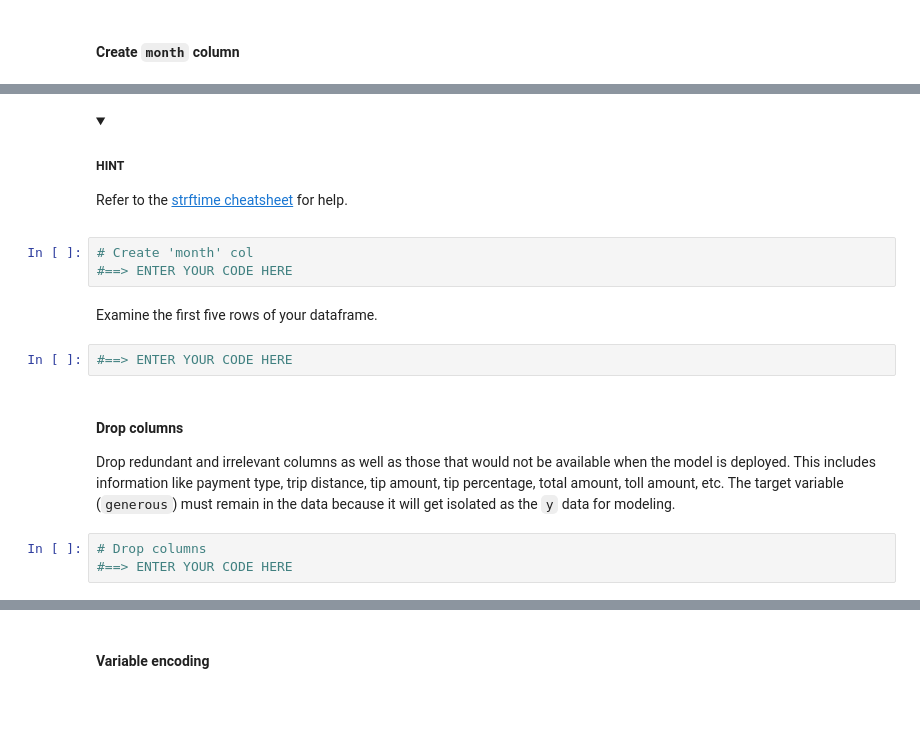
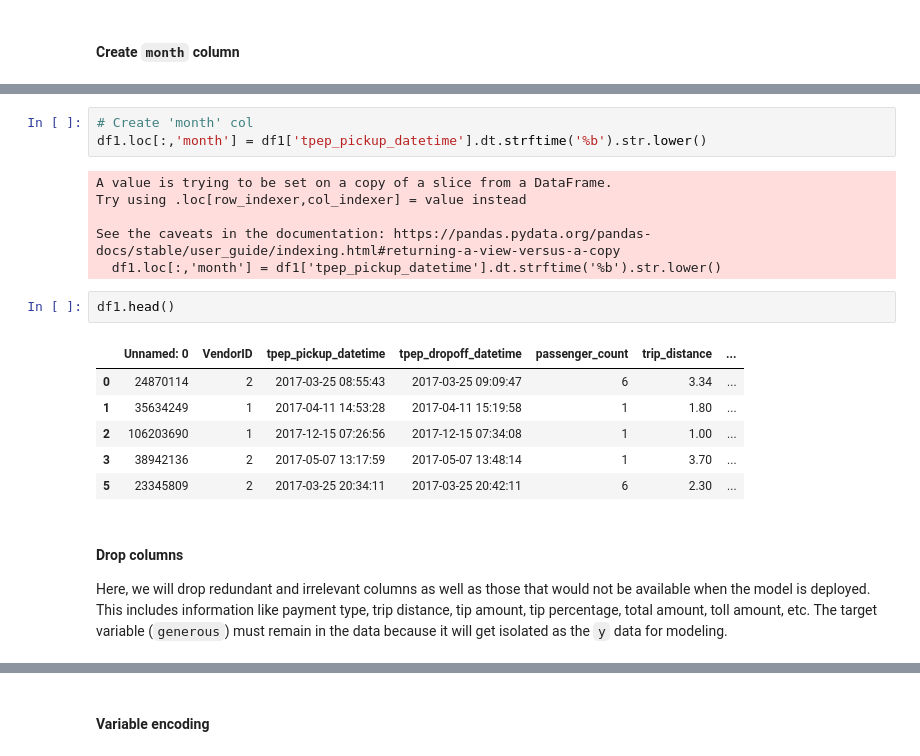
Before and after one commit to dparedesh/AB-testing, a Jupyter notebook: machine-learning/automatidata_machine-learning.ipynb, the cells around one changed output, grey strips where cells are left out. Saved outputs shown, nothing was run; the diff lists cells and outputs as text; folded sections open; blank space fills up the shorter version.

```diff
--- a/machine-learning/automatidata_machine-learning.ipynb
+++ b/machine-learning/automatidata_machine-learning.ipynb
@@ -286,20 +319,22 @@ Now, create a `month` column that contains only the abbreviated name of the mont
-# %% [markdown]
-<details>
-  <summary><h5>HINT</h5></summary>
-
-Refer to the [strftime cheatsheet](https://strftime.org/) for help.
-</details>
-# %%
-# Create 'month' col
-#==> ENTER YOUR CODE HERE
-# %% [markdown]
-Examine the first five rows of your dataframe.
-# %%
-#==> ENTER YOUR CODE HERE
+# %%
+# Create 'month' col
+df1.loc[:,'month'] = df1['tpep_pickup_datetime'].dt.strftime('%b').str.lower()
+# %% [output]
+A value is trying to be set on a copy of a slice from a DataFrame.
+Try using .loc[row_indexer,col_indexer] = value instead
+
+See the caveats in the documentation: https://pandas.pydata.org/pandas-docs/stable/user_guide/indexing.html#returning-a-view-versus-a-copy
+  df1.loc[:,'month'] = df1['tpep_pickup_datetime'].dt.strftime('%b').str.lower()
+# %%
+df1.head()
+# %% [output]
+|  | Unnamed: 0 | VendorID | tpep_pickup_datetime | tpep_dropoff_datetime | passenger_count | trip_distance | ... |
+| 0 | 24870114 | 2 | 2017-03-25 08:55:43 | 2017-03-25 09:09:47 | 6 | 3.34 | ... |
+| 1 | 35634249 | 1 | 2017-04-11 14:53:28 | 2017-04-11 15:19:58 | 1 | 1.80 | ... |
+| 2 | 106203690 | 1 | 2017-12-15 07:26:56 | 2017-12-15 07:34:08 | 1 | 1.00 | ... |
+| 3 | 38942136 | 2 | 2017-05-07 13:17:59 | 2017-05-07 13:48:14 | 1 | 3.70 | ... |
+| 5 | 23345809 | 2 | 2017-03-25 20:34:11 | 2017-03-25 20:42:11 | 6 | 2.30 | ... |
 # %% [markdown]
 #### Drop columns
 
-Drop redundant and irrelevant columns as well as those that would not be available when the model is deployed. This includes information like payment type, trip distance, tip amount, tip percentage, total amount, toll amount, etc. The target variable (`generous`) must remain in the data because it will get isolated as the `y` data for modeling.
+Here, we will drop redundant and irrelevant columns as well as those that would not be available when the model is deployed. This includes information like payment type, trip distance, tip amount, tip percentage, total amount, toll amount, etc. The target variable (`generous`) must remain in the data because it will get isolated as the `y` data for modeling.
-# %%
-# Drop columns
-#==> ENTER YOUR CODE HERE
```
Also changed, not shown: parts of 14 cells of this notebook.
